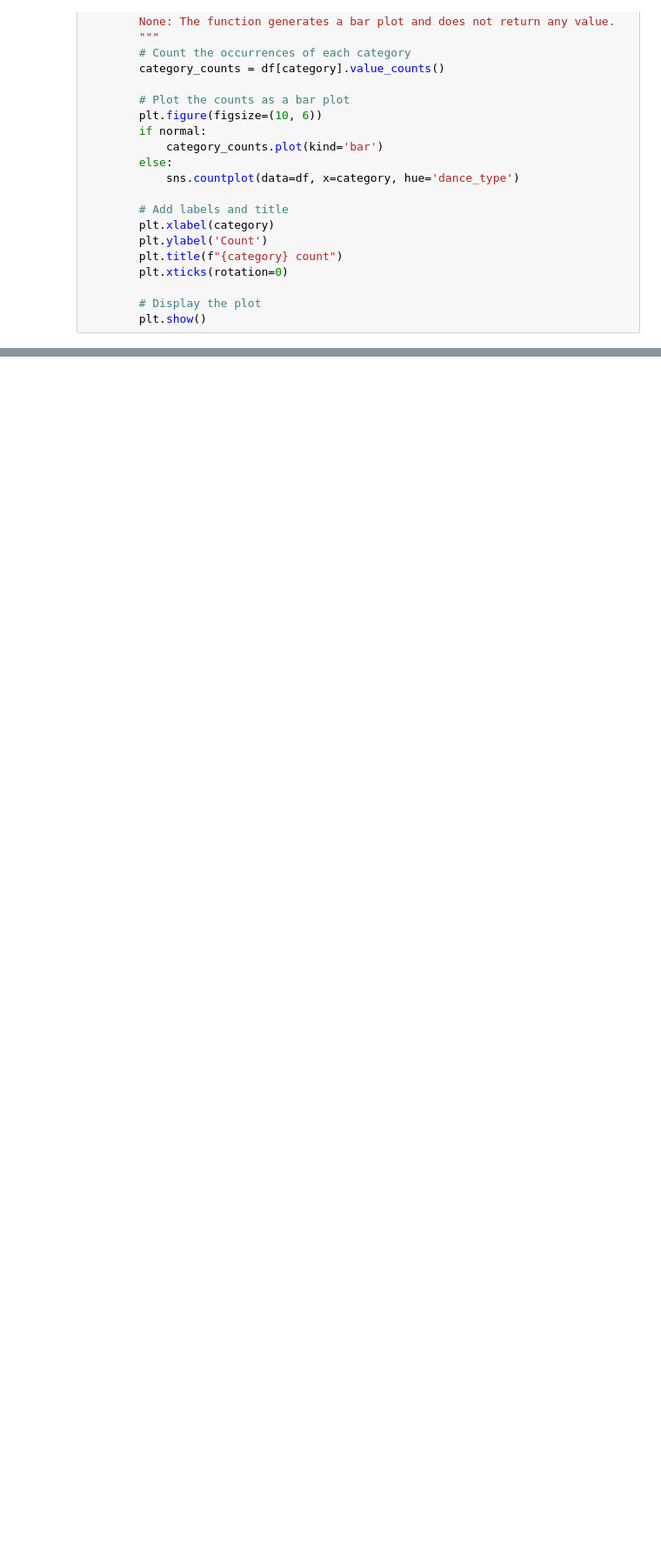
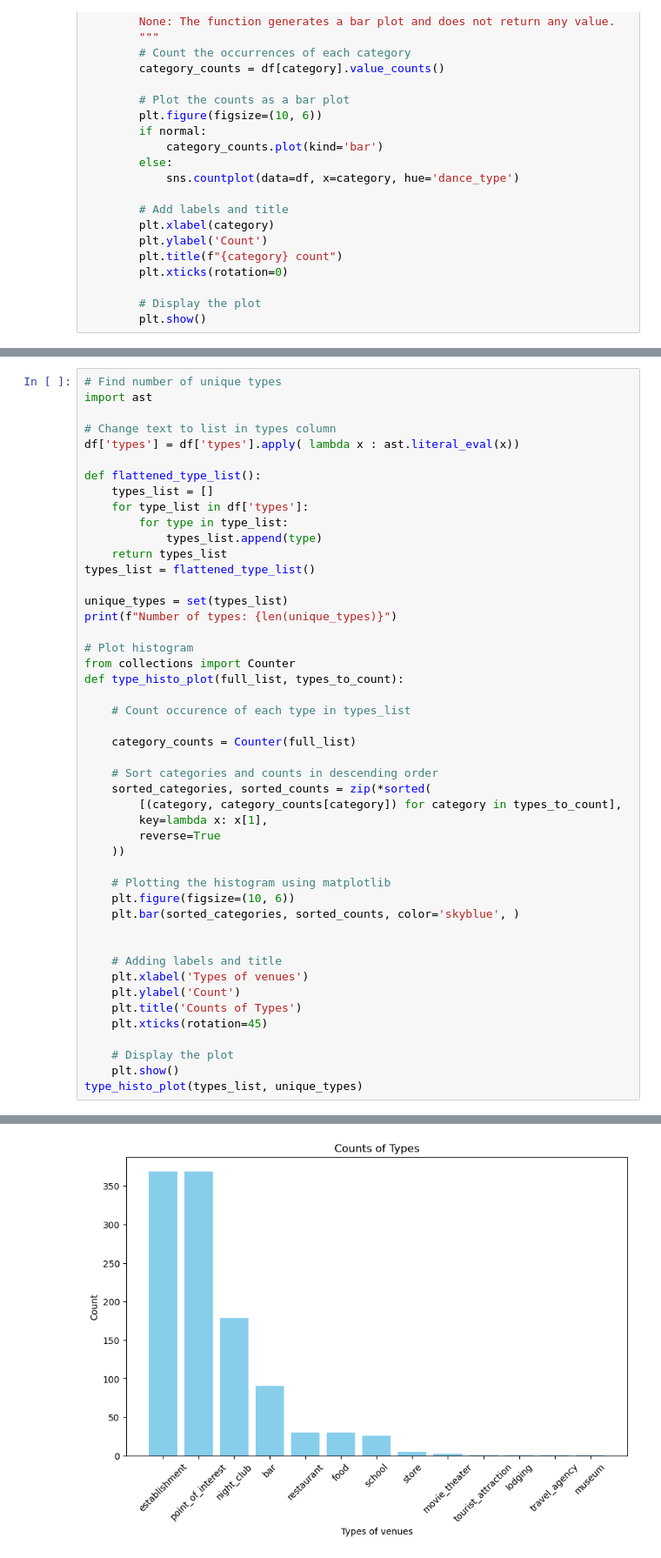
Before and after one commit to harryedesmond/DanceMad, a Jupyter notebook: dancemad_data_pipeline/process_data/process_google.ipynb, the cells around one changed output, grey strips where cells are left out. Shown at 87% size. Cells and saved outputs as stored; diff of their text form; blank space fills up the shorter version.

Commit message:
added type count, and dealt with missing price levels

```diff
--- a/dancemad_data_pipeline/process_data/process_google.ipynb
+++ b/dancemad_data_pipeline/process_data/process_google.ipynb
@@ -88,2 +87,50 @@ bar('city', normal = False)
 # %% [output]
 [figure]
+# %%
+# Find number of unique types
+import ast
+
+# Change text to list in types column
+df['types'] = df['types'].apply( lambda x : ast.literal_eval(x))
+
+def flattened_type_list():
+    types_list = []
+    for type_list in df['types']:
+        for type in type_list:
+            types_list.append(type)
+    return types_list
+types_list = flattened_type_list()
+
+unique_types = set(types_list)
+print(f"Number of types: {len(unique_types)}")
+
+# Plot histogram
+from collections import Counter
+def type_histo_plot(full_list, types_to_count):
+
+    # Count occurence of each type in types_list
+
+    category_counts = Counter(full_list)
+
+    # Sort categories and counts in descending order
+    sorted_categories, sorted_counts = zip(*sorted(
+        [(category, category_counts[category]) for category in types_to_count],
+        key=lambda x: x[1],
+        reverse=True
+    ))
+
+    # Plotting the histogram using matplotlib
+    plt.figure(figsize=(10, 6))
+    plt.bar(sorted_categories, sorted_counts, color='skyblue', )
+
+
+    # Adding labels and title
+    plt.xlabel('Types of venues')
+    plt.ylabel('Count')
+    plt.title('Counts of Types')
+    plt.xticks(rotation=45)
+
+    # Display the plot
+    plt.show()
+type_histo_plot(types_list, unique_types)
+# %% [output]
@@ -89,0 +138 @@ bar('city', normal = False)
+[figure, added]
```
Also changed, not shown: parts of 5 cells of this notebook.
